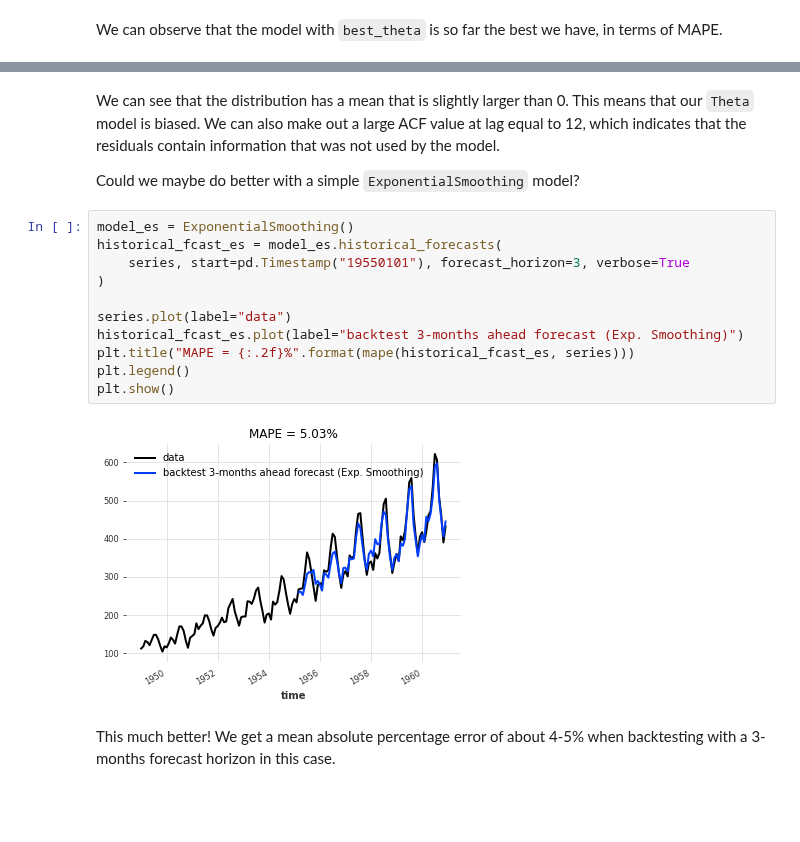
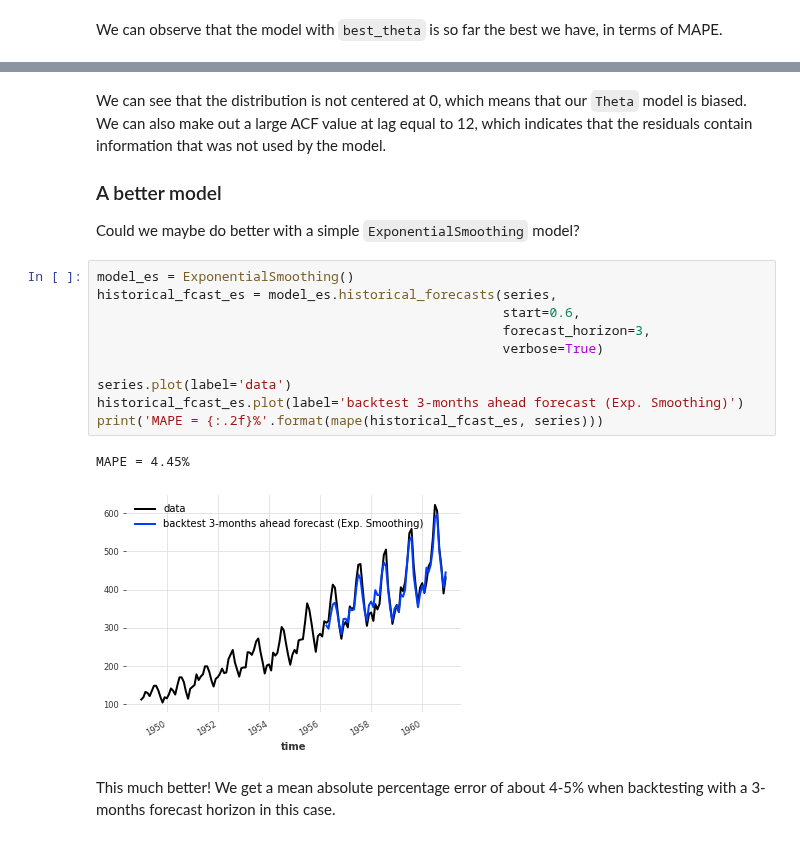
Before and after one commit to unit8co/darts, a Jupyter notebook: examples/00-quickstart.ipynb, the cells around one changed output, grey strips where cells are left out. Saved outputs shown, nothing was run; the diff lists cells and outputs as text; blank space fills up the shorter version.

```diff
--- a/examples/00-quickstart.ipynb
+++ b/examples/00-quickstart.ipynb
@@ -282,20 +364,21 @@ plot_residuals_analysis(best_theta_model.residuals(series))
 # %% [markdown]
-We can see that the distribution has a mean that is slightly larger than 0. This means that our `Theta` model is biased. We can also make out a large ACF value at lag equal to 12, which indicates that the residuals contain information that was not used by the model.
+We can see that the distribution is not centered at 0, which means that our `Theta` model is biased. We can also make out a large ACF value at lag equal to 12, which indicates that the residuals contain information that was not used by the model.
 
+### A better model
 Could we maybe do better with a simple `ExponentialSmoothing` model?
 # %%
 model_es = ExponentialSmoothing()
-historical_fcast_es = model_es.historical_forecasts(
-    series, start=pd.Timestamp("19550101"), forecast_horizon=3, verbose=True
-)
+historical_fcast_es = model_es.historical_forecasts(series,
+                                                    start=0.6,
+                                                    forecast_horizon=3,
+                                                    verbose=True)
 
-series.plot(label="data")
-historical_fcast_es.plot(label="backtest 3-months ahead forecast (Exp. Smoothing)")
-plt.title("MAPE = {:.2f}%".format(mape(historical_fcast_es, series)))
-plt.legend()
-plt.show()
+series.plot(label='data')
+historical_fcast_es.plot(label='backtest 3-months ahead forecast (Exp. Smoothing)')
+print('MAPE = {:.2f}%'.format(mape(historical_fcast_es, series)))
 # %% [output]
+MAPE = 4.45%
-[figure, old version]
+[figure, new version]
 # %% [markdown]
 This much better! We get a mean absolute percentage error of about 4-5% when backtesting with a 3-months forecast horizon in this case.
 # %%
```
Also changed, not shown: parts of 143 cells of this notebook, 5 other files.
